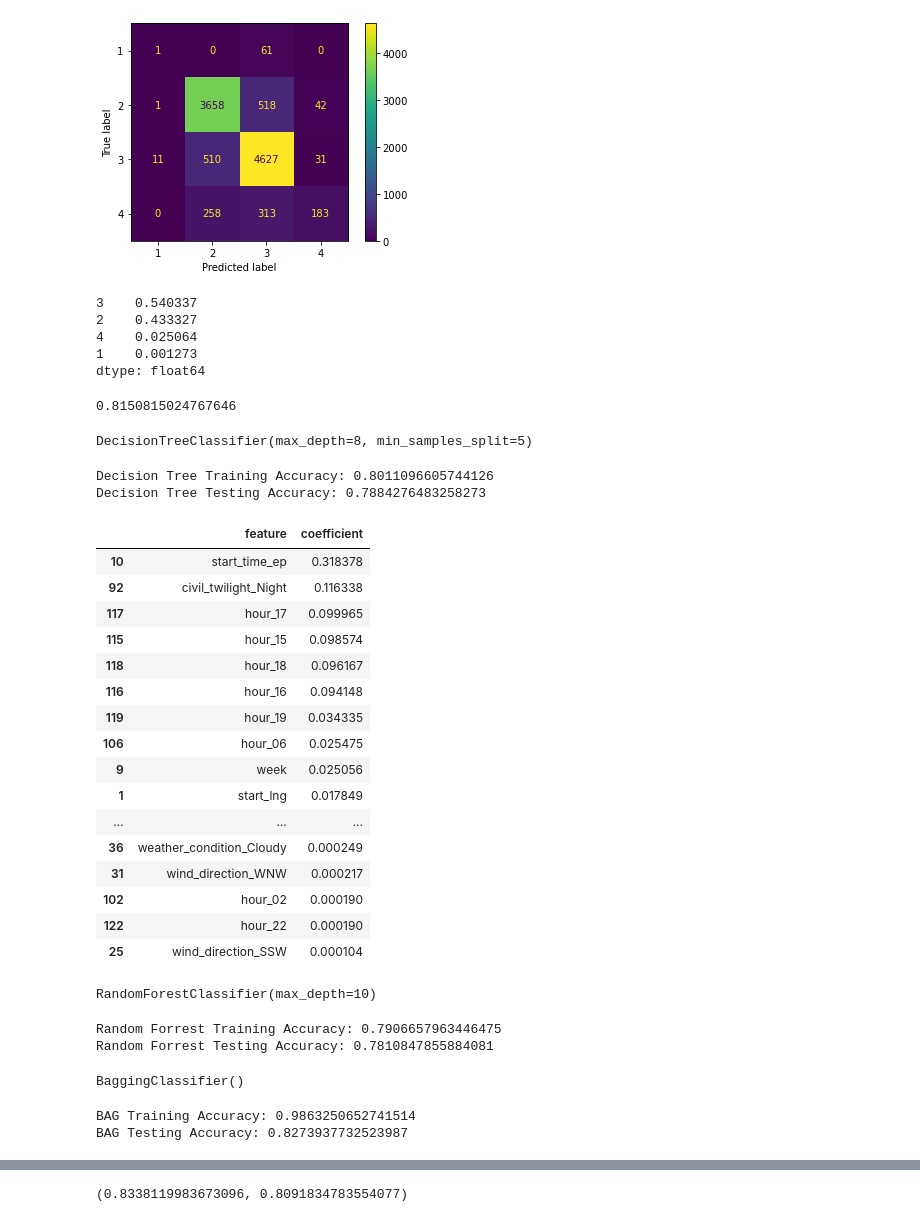
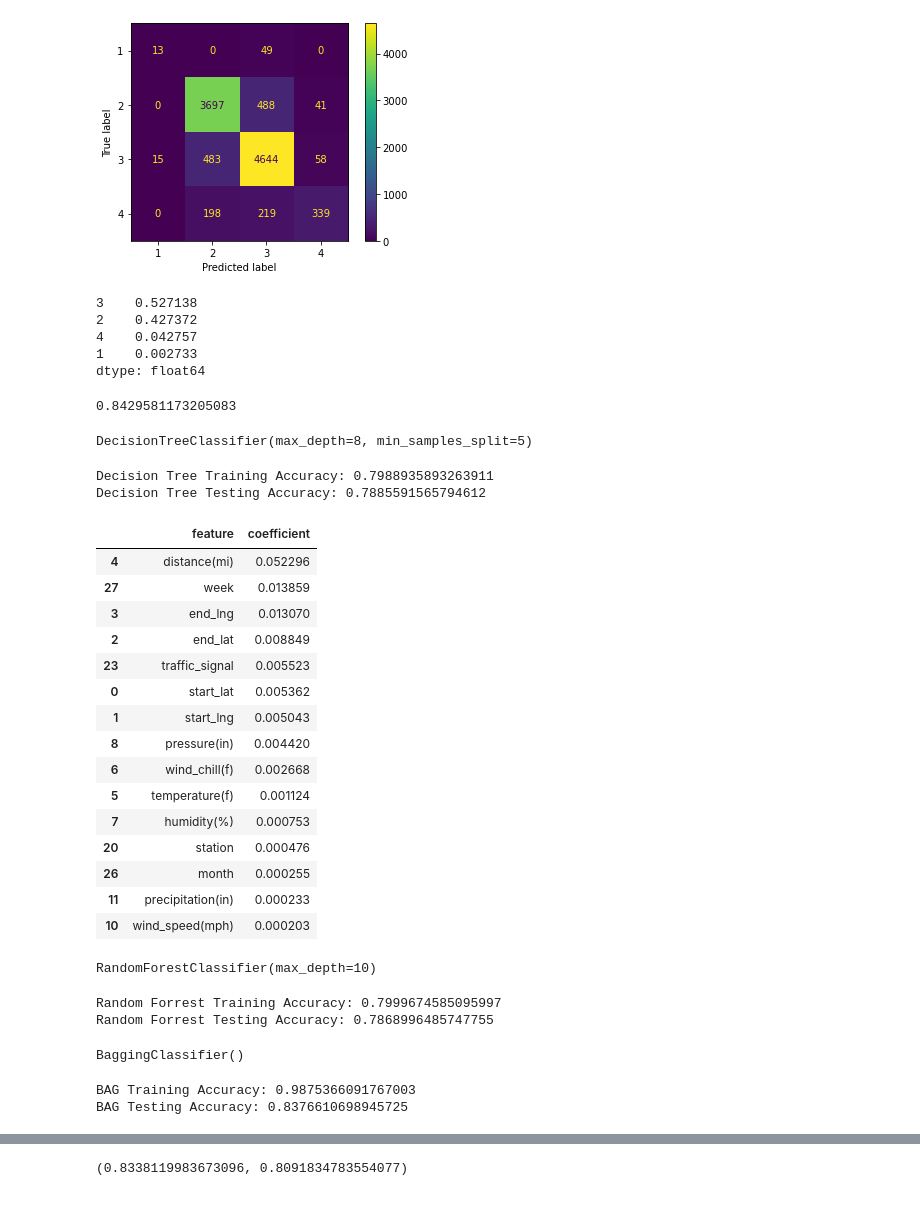
Before and after one commit to jeffreyfloyd/DST-and-traffic-implications, a Jupyter notebook: code/modeling.ipynb, the cells around one changed output, grey strips where cells are left out. Drawn from its saved outputs; the diff is of its cells as text; code cells hidden in the pictures.

```diff
--- a/code/modeling.ipynb
+++ b/code/modeling.ipynb
@@ -32,13 +32,5 @@ data.head()
-# %%
-wind_directions = ['wind_direction_Calm','wind_direction_E','wind_direction_ENE','wind_direction_ESE','wind_direction_East','wind_direction_N','wind_direction_NE','wind_direction_NNE',
- 'wind_direction_NNW','wind_direction_NW','wind_direction_North','wind_direction_S','wind_direction_SE','wind_direction_SSE','wind_direction_SSW','wind_direction_SW',
- 'wind_direction_South','wind_direction_VAR','wind_direction_Variable','wind_direction_W','wind_direction_WNW','wind_direction_WSW','wind_direction_West','wind_direction_nan']
-for direction in wind_directions:
-    data[direction] = data[direction] * data['wind_speed(mph)']
 # %%
-X = data.drop(['severity','number','accident_duration','weather_timestamp_ep','end_time_ep','distance(mi)','end_lng','end_lat','year',
-               'amenity','bump','crossing','give_way','junction','no_exit','railway','roundabout','station','stop','traffic_calming','traffic_signal','turning_loop','side_R','side_nan',
-               'day_nan','hour_nan','weather_condition_nan','sunrise_sunset_nan','civil_twilight_nan','nautical_twilight_nan','astronomical_twilight_nan','wind_speed(mph)'], axis=1)
+X = data.drop(['severity'], axis=1)
 y = data['severity']
 # %%
 # split
@@ -107,12 +99,12 @@ xg_preds = xg_model.predict(X_test)
 # %%
 pd.DataFrame(xg_preds).value_counts(normalize=True)
 # %% [output]
-3    0.540337
-2    0.433327
-4    0.025064
-1    0.001273
+3    0.527138
+2    0.427372
+4    0.042757
+1    0.002733
 dtype: float64
 # %%
 f1_score(y_test,xg_preds,average='weighted')
 # %% [output]
-0.8150815024767646
+0.8429581173205083
@@ -130,29 +118,28 @@ DecisionTreeClassifier(max_depth=8, min_samples_split=5)
 print('Decision Tree Training Accuracy:', tree.score(X_train,y_train))
 print('Decision Tree Testing Accuracy:', tree.score(X_test,y_test))
 # %% [output]
-Decision Tree Training Accuracy: 0.8011096605744126
-Decision Tree Testing Accuracy: 0.7884276483258273
+Decision Tree Training Accuracy: 0.7988935893263911
+Decision Tree Testing Accuracy: 0.7885591565794612
 # %%
 tree_coefs = pd.DataFrame(zip(X_train.columns, tree.feature_importances_), columns=['feature','coefficient'])
-tree_coefs[tree_coefs['coefficient'] > 0].sort_values(by='coefficient', ascending=False)
+tree_coefs[tree_coefs['coefficient'] > 0][:15].sort_values(by='coefficient', ascending=False)
 # %% [output]
 |  | feature | coefficient |
-| 10 | start_time_ep | 0.318378 |
-| 92 | civil_twilight_Night | 0.116338 |
-| 117 | hour_17 | 0.099965 |
-| 115 | hour_15 | 0.098574 |
-| 118 | hour_18 | 0.096167 |
-| 116 | hour_16 | 0.094148 |
-| 119 | hour_19 | 0.034335 |
-| 106 | hour_06 | 0.025475 |
-| 9 | week | 0.025056 |
-| 1 | start_lng | 0.017849 |
-| ... | ... | ... |
-| 36 | weather_condition_Cloudy | 0.000249 |
-| 31 | wind_direction_WNW | 0.000217 |
-| 102 | hour_02 | 0.000190 |
-| 122 | hour_22 | 0.000190 |
-| 25 | wind_direction_SSW | 0.000104 |
+| 4 | distance(mi) | 0.052296 |
+| 27 | week | 0.013859 |
+| 3 | end_lng | 0.013070 |
+| 2 | end_lat | 0.008849 |
+| 23 | traffic_signal | 0.005523 |
+| 0 | start_lat | 0.005362 |
+| 1 | start_lng | 0.005043 |
+| 8 | pressure(in) | 0.004420 |
+| 6 | wind_chill(f) | 0.002668 |
+| 5 | temperature(f) | 0.001124 |
+| 7 | humidity(%) | 0.000753 |
+| 20 | station | 0.000476 |
+| 26 | month | 0.000255 |
+| 11 | precipitation(in) | 0.000233 |
+| 10 | wind_speed(mph) | 0.000203 |
 # %%
 forrest = RandomForestClassifier(max_depth=10)
 forrest.fit(X_train,y_train)
@@ -162,8 +149,8 @@ RandomForestClassifier(max_depth=10)
 print('Random Forrest Training Accuracy:', forrest.score(X_train,y_train))
 print('Random Forrest Testing Accuracy:', forrest.score(X_test,y_test))
 # %% [output]
-Random Forrest Training Accuracy: 0.7906657963446475
-Random Forrest Testing Accuracy: 0.7810847855884081
+Random Forrest Training Accuracy: 0.7999674585095997
+Random Forrest Testing Accuracy: 0.7868996485747755
 # %%
 bag = BaggingClassifier()
 bag.fit(X_train,y_train)
@@ -173,8 +160,8 @@ BaggingClassifier()
 print('BAG Training Accuracy:', bag.score(X_train,y_train))
 print('BAG Testing Accuracy:', bag.score(X_test,y_test))
 # %% [output]
-BAG Training Accuracy: 0.9863250652741514
-BAG Testing Accuracy: 0.8273937732523987
+BAG Training Accuracy: 0.9875366091767003
+BAG Testing Accuracy: 0.8376610698945725
 # %%
 with open('./models/BAG.pkl', mode='wb') as pickle_out:
     pickle.dump(bag, pickle_out)
```
Also changed, not shown: parts of 11 cells of this notebook, 4 other files.
